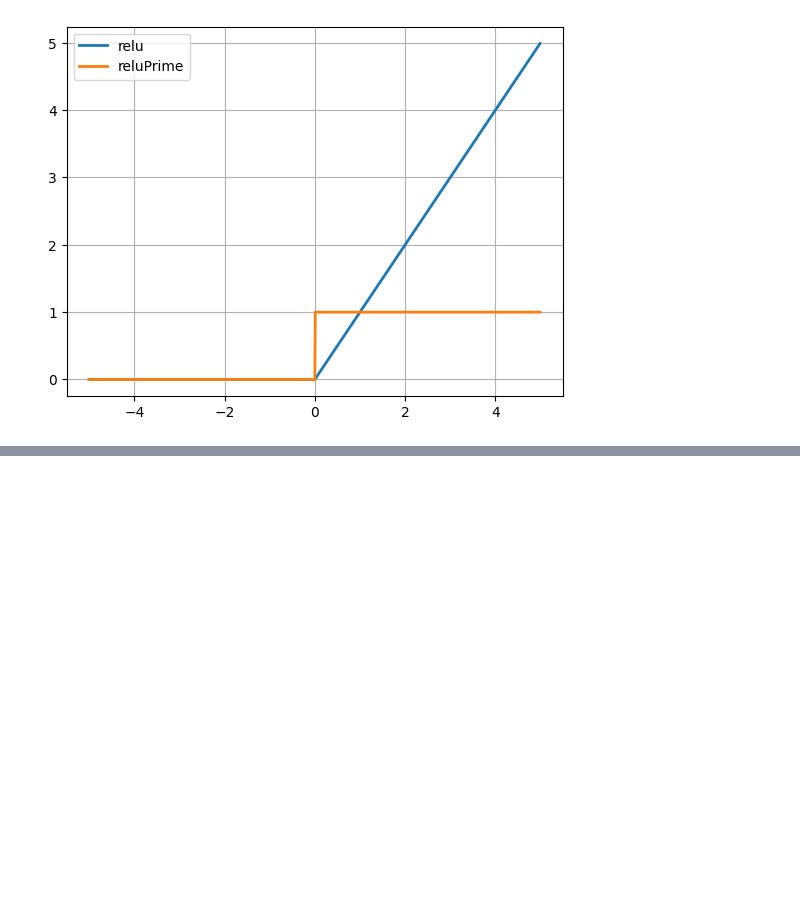
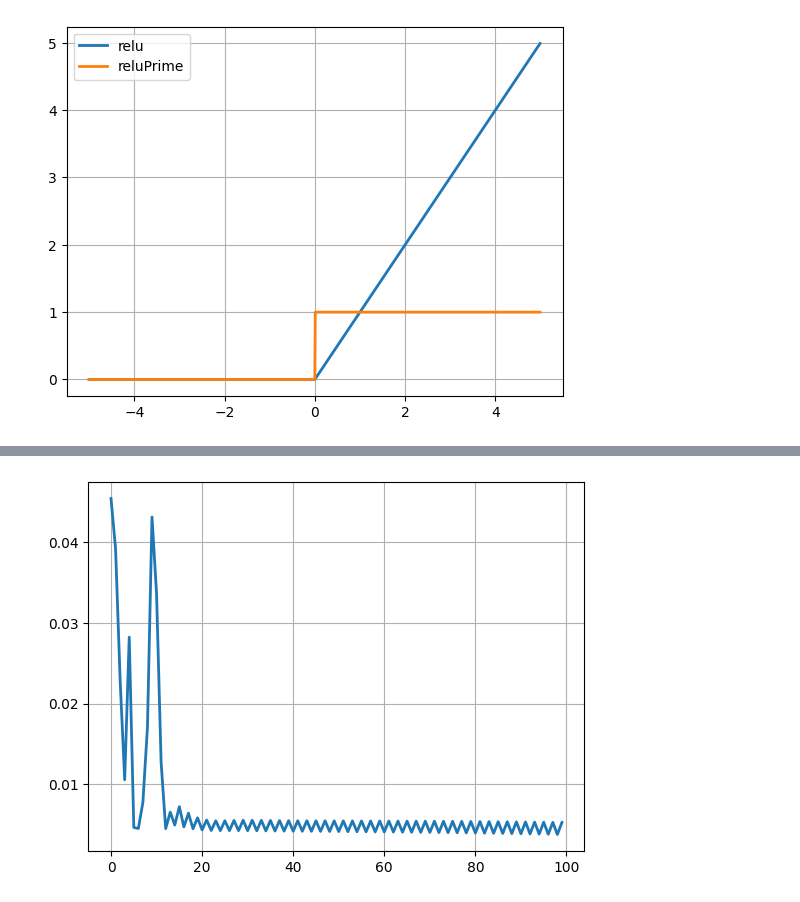
Before and after one commit to khanhthien123/CogSci131-Sp2024, a Jupyter notebook: NeuralNetsSummer23.ipynb, the cells around one changed output, grey strips where cells are left out. Saved outputs shown, nothing was run; the diff lists cells and outputs as text; code cells hidden in the pictures; blank space fills up the shorter version.

```diff
--- a/NeuralNetsSummer23.ipynb
+++ b/NeuralNetsSummer23.ipynb
@@ -109,3 +110,9 @@ NN=Neural_Network()
+# %%
+NN=Neural_Network()
+NN_2=Neural_Network()
+NN_Relu=Neural_Network()
+NN_Relu_10_Layers=Neural_Network()
+NN_Relu_10_Layers.setHiddenLayerSize(10)
 # %%
 yH=NN.forward(X)
 # %%
@@ -187,0 +195,18 @@ plt.grid(1)
+# %%
+#Unusually large learning rate
+scalar=50
+N = 100
+costs = []
+iterations = []
+for i in range(N):
+    dJdW1,dJdW2=NN_2.costFunctionPrime(X,y)
+    NN_2.W1 = NN_2.W1-scalar*dJdW1
+    NN_2.W2 = NN_2.W2-scalar*dJdW2
+    cost = NN_2.costFunction(X,y)
+    iterations.append(i)
+    costs.append(cost)
+
+plt.plot(iterations, costs, linewidth=2)
+plt.grid(1)
+# %% [output]
+[figure, added]
```
Also changed, not shown: parts of 10 cells of this notebook.
